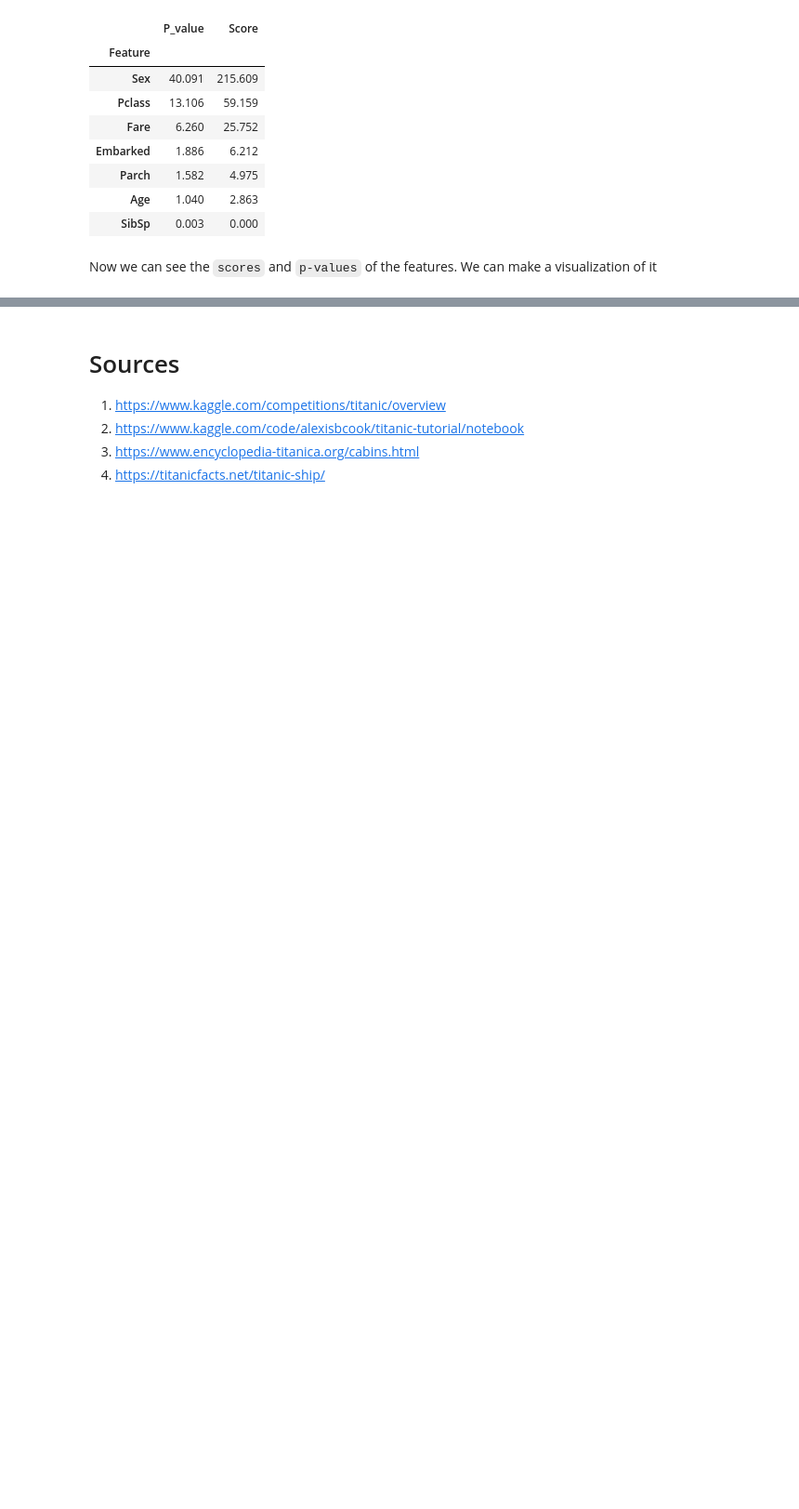
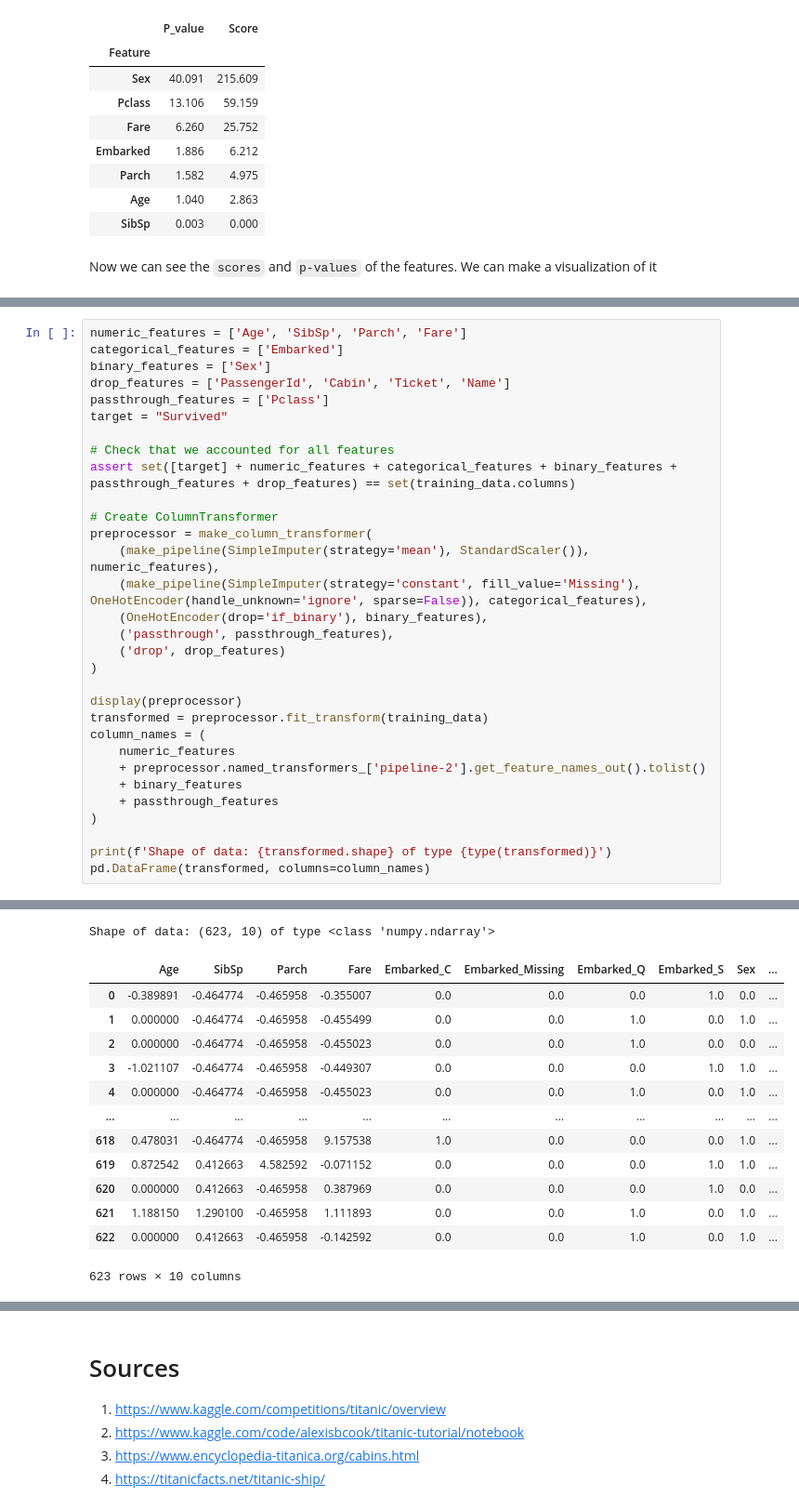
Before and after one commit to ericrkuo/dsci-100-group-12, a Jupyter notebook: report.ipynb, the cells around one changed output, grey strips where cells are left out. Shown at 93% size. Drawn from its saved outputs; the diff is of its cells as text; blank space fills up the shorter version.

```diff
--- a/report.ipynb
+++ b/report.ipynb
@@ -943,0 +803,32 @@ Through data analysis with classification, we want to figure out what sort of pe
+# %%
+numeric_features = ['Age', 'SibSp', 'Parch', 'Fare']
+categorical_features = ['Embarked']
+binary_features = ['Sex']
+drop_features = ['PassengerId', 'Cabin', 'Ticket', 'Name']
+passthrough_features = ['Pclass']
+target = "Survived"
+
+# Check that we accounted for all features
+assert set([target] + numeric_features + categorical_features + binary_features + passthrough_features + drop_features) == set(training_data.columns)
+
+# Create ColumnTransformer
+preprocessor = make_column_transformer(
+    (make_pipeline(SimpleImputer(strategy='mean'), StandardScaler()), numeric_features),
+    (make_pipeline(SimpleImputer(strategy='constant', fill_value='Missing'), OneHotEncoder(handle_unknown='ignore', sparse=False)), categorical_features),
+    (OneHotEncoder(drop='if_binary'), binary_features),
+    ('passthrough', passthrough_features),
+    ('drop', drop_features)
+)
+
+display(preprocessor)
+transformed = preprocessor.fit_transform(training_data)
+column_names = (
+    numeric_features
+    + preprocessor.named_transformers_['pipeline-2'].get_feature_names_out().tolist()
+    + binary_features
+    + passthrough_features
+)
+
+print(f'Shape of data: {transformed.shape} of type {type(transformed)}')
+pd.DataFrame(transformed, columns=column_names)
+# %% [output]
@@ -943,0 +854,14 @@ Through data analysis with classification, we want to figure out what sort of pe
+Shape of data: (623, 10) of type <class 'numpy.ndarray'>
+|  | Age | SibSp | Parch | Fare | Embarked_C | Embarked_Missing | Embarked_Q | Embarked_S | Sex | ... |
+| 0 | -0.389891 | -0.464774 | -0.465958 | -0.355007 | 0.0 | 0.0 | 0.0 | 1.0 | 0.0 | ... |
+| 1 | 0.000000 | -0.464774 | -0.465958 | -0.455499 | 0.0 | 0.0 | 1.0 | 0.0 | 1.0 | ... |
+| 2 | 0.000000 | -0.464774 | -0.465958 | -0.455023 | 0.0 | 0.0 | 1.0 | 0.0 | 0.0 | ... |
+| 3 | -1.021107 | -0.464774 | -0.465958 | -0.449307 | 0.0 | 0.0 | 0.0 | 1.0 | 1.0 | ... |
+| 4 | 0.000000 | -0.464774 | -0.465958 | -0.455023 | 0.0 | 0.0 | 1.0 | 0.0 | 1.0 | ... |
+| ... | ... | ... | ... | ... | ... | ... | ... | ... | ... | ... |
+| 618 | 0.478031 | -0.464774 | -0.465958 | 9.157538 | 1.0 | 0.0 | 0.0 | 0.0 | 1.0 | ... |
+| 619 | 0.872542 | 0.412663 | 4.582592 | -0.071152 | 0.0 | 0.0 | 0.0 | 1.0 | 1.0 | ... |
+| 620 | 0.000000 | 0.412663 | -0.465958 | 0.387969 | 0.0 | 0.0 | 0.0 | 1.0 | 0.0 | ... |
+| 621 | 1.188150 | 1.290100 | -0.465958 | 1.111893 | 0.0 | 0.0 | 1.0 | 0.0 | 1.0 | ... |
+| 622 | 0.000000 | 0.412663 | -0.465958 | -0.142592 | 0.0 | 0.0 | 1.0 | 0.0 | 1.0 | ... |
+623 rows × 10 columns
```
Also changed, not shown: parts of 93 cells of this notebook.
